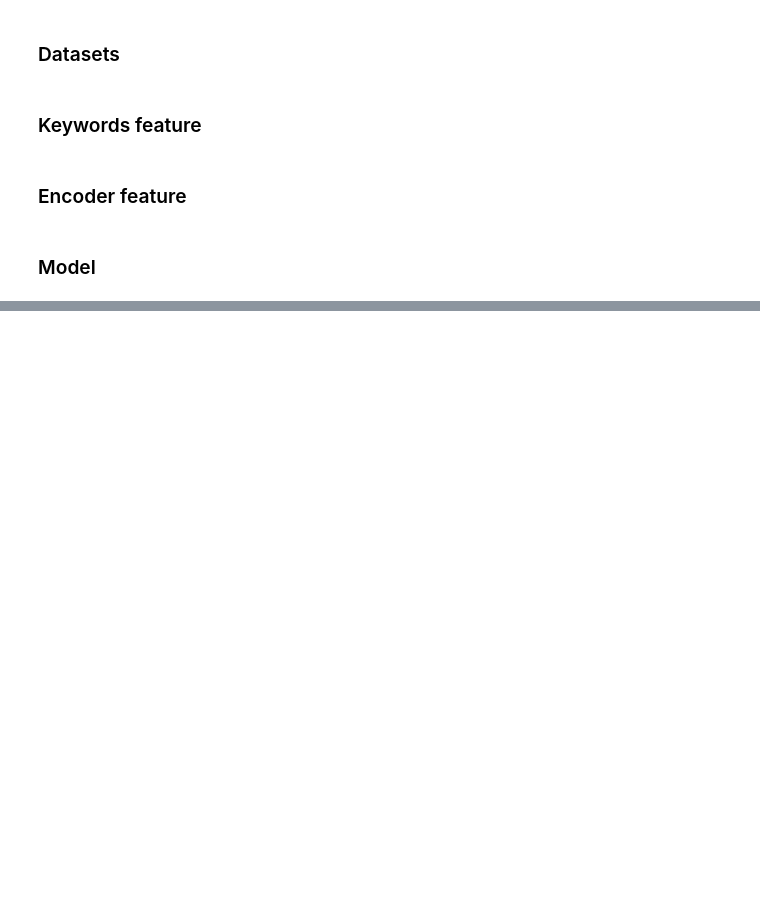
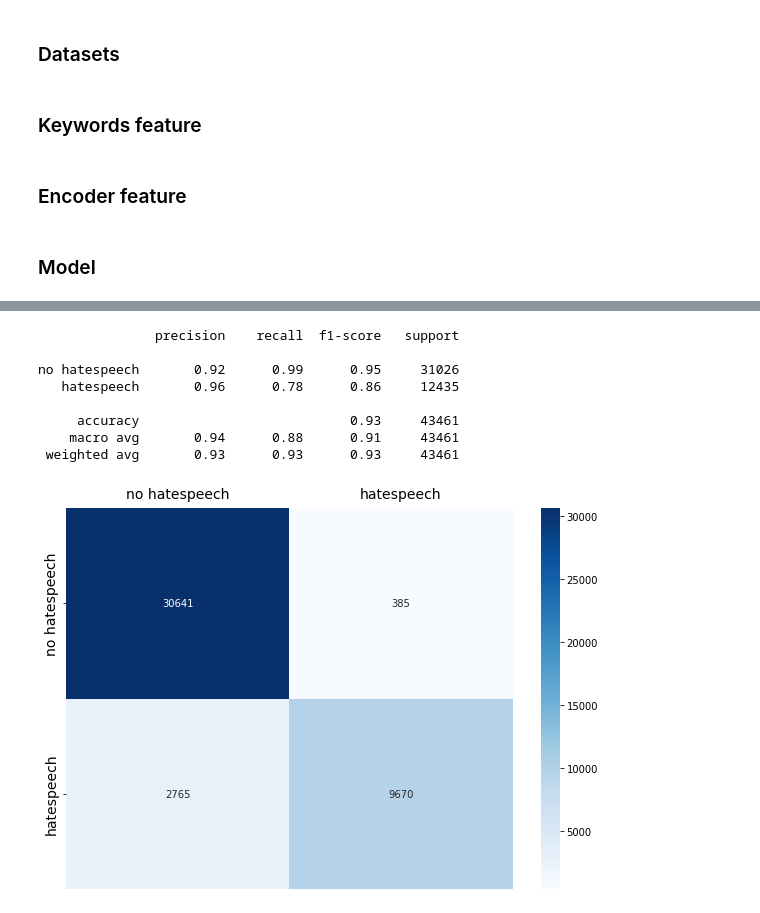
Before and after one commit to Caramba997/hatespeech_classifier, a Jupyter notebook: models/binary/mutli_feature_model.ipynb, the cells around one changed output, grey strips where cells are left out. Cells and saved outputs as stored; diff of their text form; code cells hidden in the pictures; blank space fills up the shorter version.

```diff
--- a/models/binary/mutli_feature_model.ipynb
+++ b/models/binary/mutli_feature_model.ipynb
@@ -132,3 +128,40 @@ plot_graphs(history, 'loss')
+# %%
+from sklearn.metrics import classification_report
+import seaborn as sn
+
+pred = model.predict(test_dataset)
+test_data_labels = np.concatenate([y for x, y in test_dataset], axis=0)
+
+print(classification_report(test_data_labels.argmax(axis=1),
+                            pred.argmax(axis=1),
+                            target_names=['no hatespeech', 'hatespeech']))
+
+def plot_confusion_matrix(labels, pred, index, columns):
+    conf = tf.math.confusion_matrix(labels=[np.argmax(val) for val in labels],
+                                    predictions=[np.argmax(val) for val in pred])
+
+    df_cm = pd.DataFrame(conf.numpy(), index=index, columns=columns)
+
+    plt.figure(figsize=(10, 7))
+    plt.tick_params(axis='both', which='major', labelsize=14, labelbottom=False, bottom=False, top=False,
+                    labeltop=True)
+    sn.heatmap(df_cm, annot=True, cmap='Blues', fmt='g')
+    plt.show()
+
+plot_confusion_matrix(labels=test_data_labels,
+                      pred=pred,
+                      index=['no hatespeech', 'hatespeech'],
+                      columns=['no hatespeech', 'hatespeech'])
+# %% [output]
+               precision    recall  f1-score   support
+
+no hatespeech       0.92      0.99      0.95     31026
+   hatespeech       0.96      0.78      0.86     12435
+
+     accuracy                           0.93     43461
+    macro avg       0.94      0.88      0.91     43461
+ weighted avg       0.93      0.93      0.93     43461
+[figure, added]
 # %%
 sample_text = ['You are such a stupid fucking whore',
                'I would not recommend this movie.']
```
Also changed, not shown: parts of 5 cells of this notebook, 28 other files.
